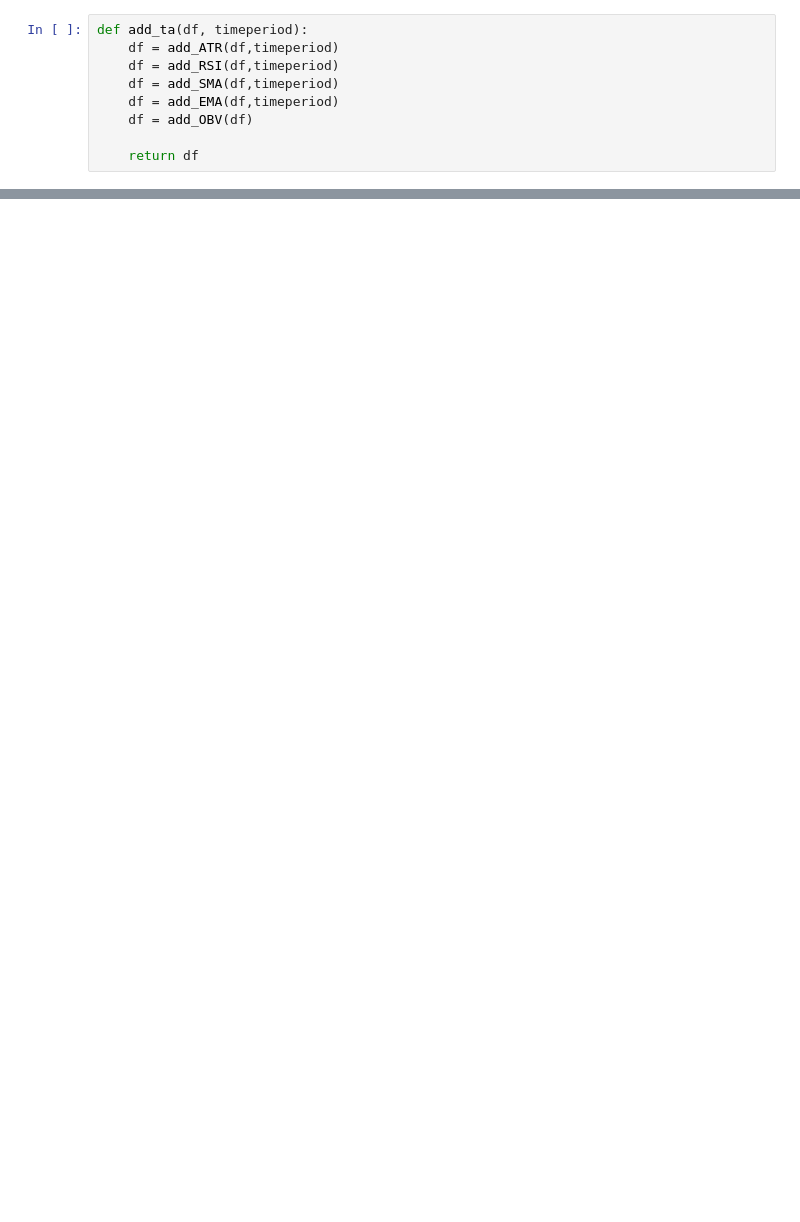
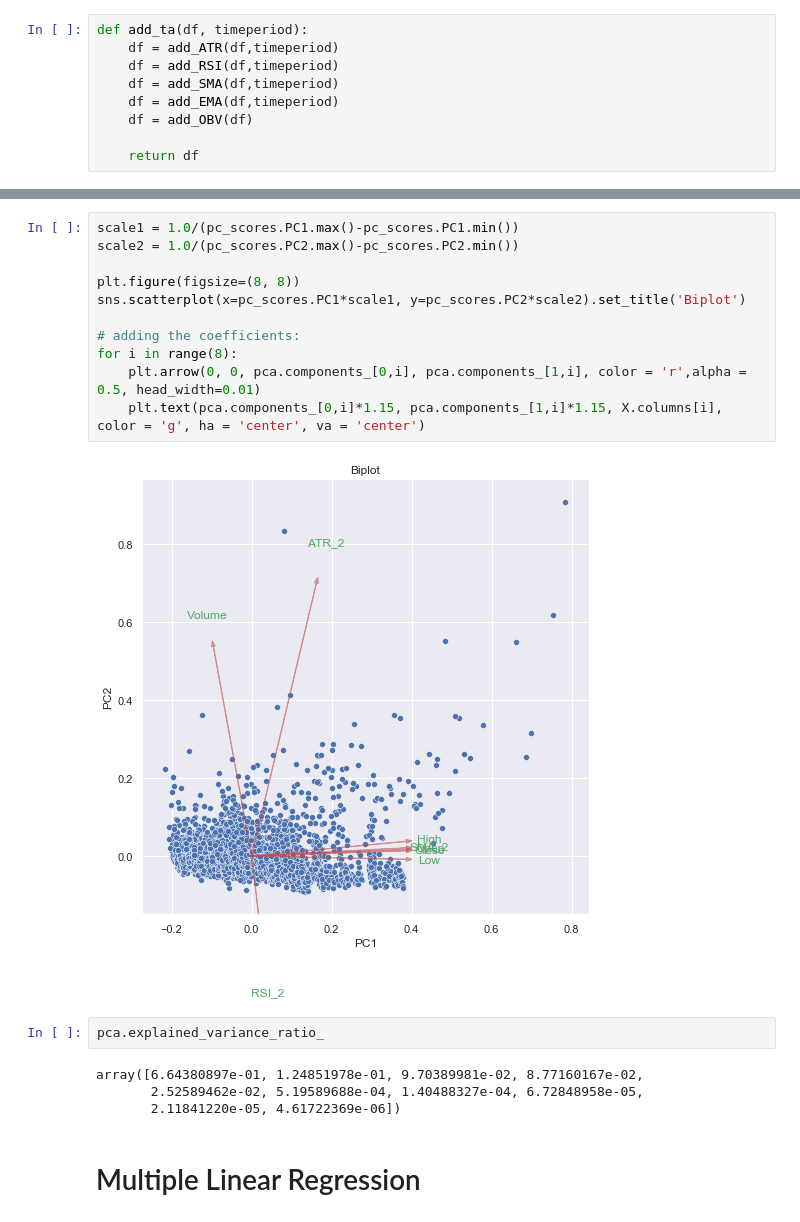
Before and after one commit to riz734/SI-370-Predictive-Models-for-Stocks, a Jupyter notebook: Stock.ipynb, the cells around one changed output, grey strips where cells are left out. Saved outputs shown, nothing was run; the diff lists cells and outputs as text; blank space fills up the shorter version.

```diff
--- a/Stock.ipynb
+++ b/Stock.ipynb
@@ -236,0 +241,21 @@ add_ta(stock_df,14)
+# %%
+scale1 = 1.0/(pc_scores.PC1.max()-pc_scores.PC1.min())
+scale2 = 1.0/(pc_scores.PC2.max()-pc_scores.PC2.min())
+
+plt.figure(figsize=(8, 8))
+sns.scatterplot(x=pc_scores.PC1*scale1, y=pc_scores.PC2*scale2).set_title('Biplot')
+
+# adding the coefficients:
+for i in range(8):
+    plt.arrow(0, 0, pca.components_[0,i], pca.components_[1,i], color = 'r',alpha = 0.5, head_width=0.01)
+    plt.text(pca.components_[0,i]*1.15, pca.components_[1,i]*1.15, X.columns[i], color = 'g', ha = 'center', va = 'center')
+# %% [output]
+[figure, added]
+# %%
+pca.explained_variance_ratio_
+# %% [output]
+array([6.64380897e-01, 1.24851978e-01, 9.70389981e-02, 8.77160167e-02,
+       2.52589462e-02, 5.19589688e-04, 1.40488327e-04, 6.72848958e-05,
+       2.11841220e-05, 4.61722369e-06])
+# %% [markdown]
+# Multiple Linear Regression
```
Also changed, not shown: parts of 43 cells of this notebook.
